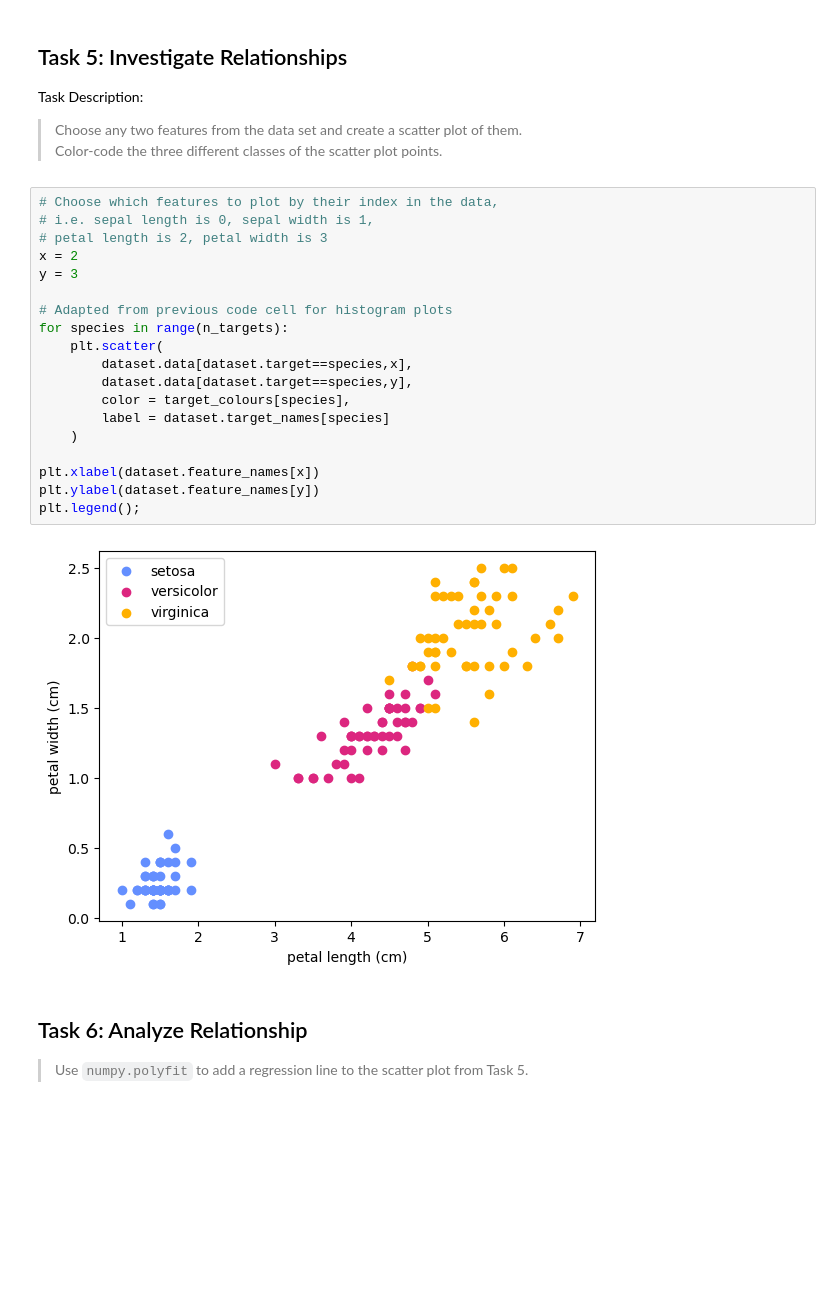
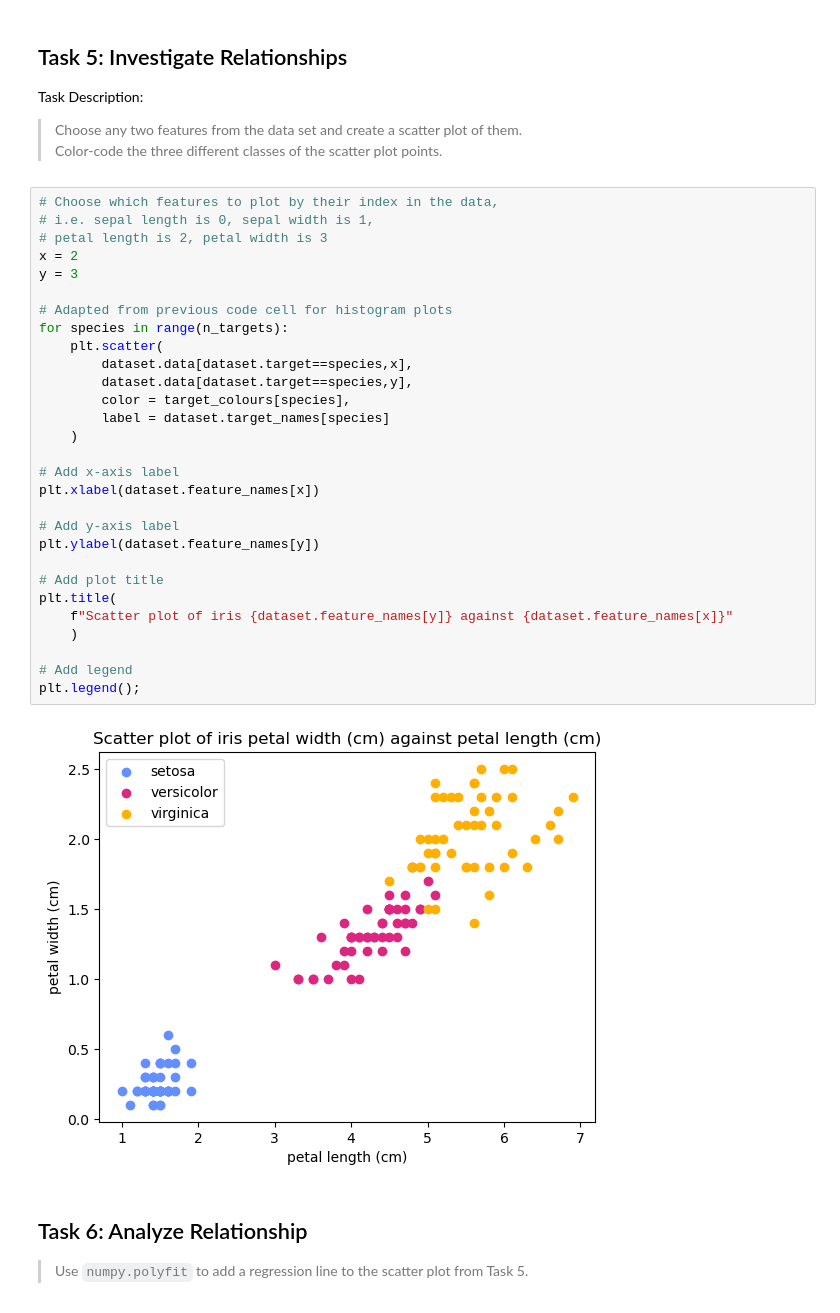
Before and after one commit to SuColl/principles_of_data_analytics, a Jupyter notebook: tasks.ipynb, the cells around one changed output. Saved outputs shown, nothing was run; the diff lists cells and outputs as text; blank space fills up the shorter version.

```diff
--- a/tasks.ipynb
+++ b/tasks.ipynb
@@ -488,24 +482,34 @@ Task Description:
 # %%
 # Choose which features to plot by their index in the data,
 # i.e. sepal length is 0, sepal width is 1,
 # petal length is 2, petal width is 3
 x = 2
 y = 3
 
 # Adapted from previous code cell for histogram plots
 for species in range(n_targets):
     plt.scatter(
         dataset.data[dataset.target==species,x],
         dataset.data[dataset.target==species,y],
         color = target_colours[species],
         label = dataset.target_names[species]
     )
 
+# Add x-axis label
 plt.xlabel(dataset.feature_names[x])
+
+# Add y-axis label
 plt.ylabel(dataset.feature_names[y])
+
+# Add plot title
+plt.title(
+    f"Scatter plot of iris {dataset.feature_names[y]} against {dataset.feature_names[x]}"
+    )
+
+# Add legend
 plt.legend();
 # %% [output]
-[figure, old version]
+[figure, new version]
 # %% [markdown]
 ## Task 6: Analyze Relationship
 >Use `numpy.polyfit` to add a regression line to the scatter plot from Task 5.
```
Also changed, not shown: parts of 8 cells of this notebook.
